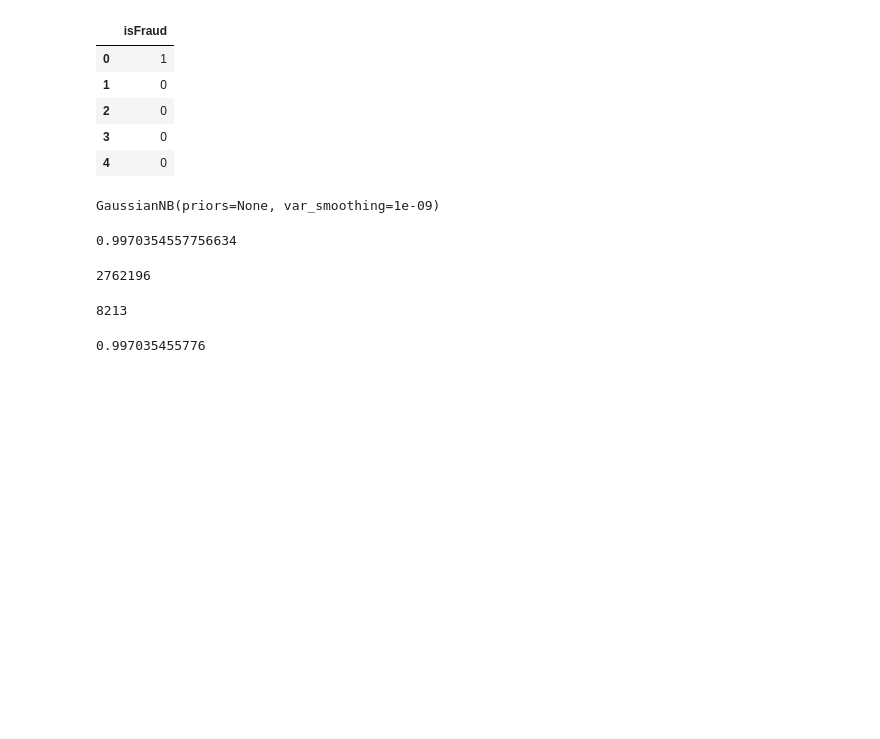
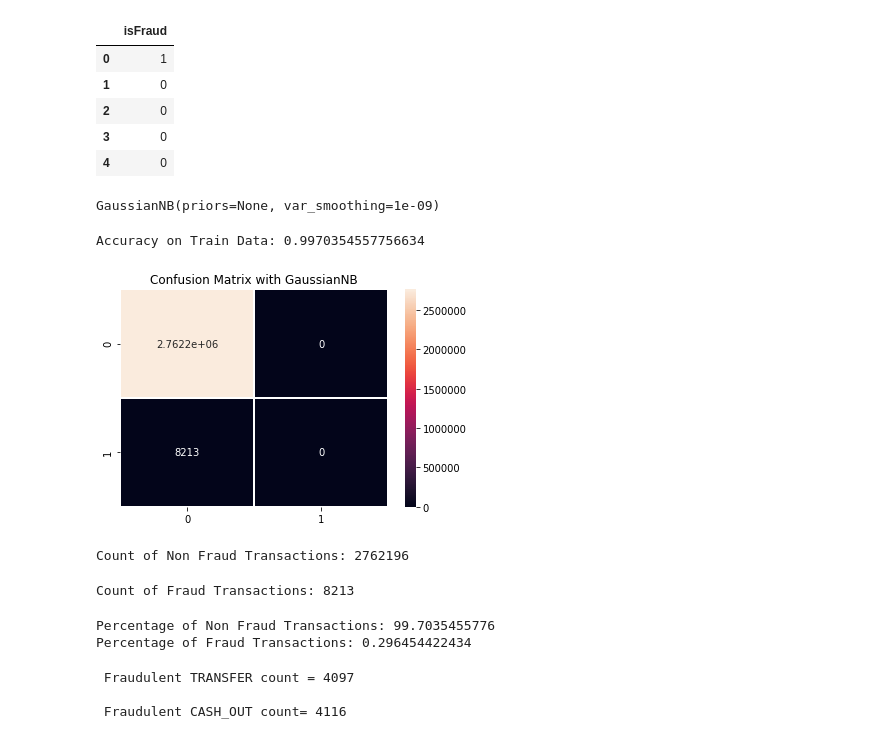
Before and after one commit to ajain0395/fraud-detection, a Jupyter notebook: Code/sml_project.ipynb, the cells around one changed output. Saved outputs shown, nothing was run; the diff lists cells and outputs as text; code cells hidden in the pictures; blank space fills up the shorter version.

Commit message:
figures added classifier applied

```diff
--- a/Code/sml_project.ipynb
+++ b/Code/sml_project.ipynb
@@ -14,6 +14,21 @@ warnings.filterwarnings("ignore")
 import pandas as pd
 from sklearn import metrics
 np.set_printoptions(suppress=True)
+# %%
+def heatmap(confusionmat,title="Confusion Matrix",title2="",index=0):
+    plt.figure()
+    ax = plt.axes()
+    seab.heatmap(confusionmat,linewidths=0.4,linecolor='white',annot=True,fmt='g')
+    ax.set_title(title + title2)
+def getConfusionMat(predicted, actual,classcount):
+    confusionmatrix = []
+    for i in range (classcount):
+        confusionmatrix.append([])
+        for j in range (classcount):
+            confusionmatrix[i].append(0)
+    for i in range(0, len(predicted)):
+        confusionmatrix[actual[i]][predicted[i]]+=1
+    return confusionmatrix
 # %%
 all_data = pd.read_csv("../Dataset/PS_20174392719_1491204439457_log.csv")
 # %%
@@ -233,18 +248,35 @@ clf.fit(np.array(train_data),np.array(train_labels).astype(int))
 GaussianNB(priors=None, var_smoothing=1e-09)
 # %%
 y = clf.predict(np.array(train_labels).astype(int))
-print accuracy_score(y,np.array(train_labels).astype(int))
+print "Accuracy on Train Data: " +str( accuracy_score(y,np.array(train_labels).astype(int)))
+heatmap(getConfusionMat(y,np.array(train_labels.isFraud).astype(int),2),title2=" with GaussianNB")
 # %% [output]
-0.9970354557756634
+Accuracy on Train Data: 0.9970354557756634
+[figure, added]
 # %%
-print list(np.array(train_labels).astype(int)).count(0)
+print "Count of Non Fraud Transactions: " +str(list(np.array(train_labels).astype(int)).count(0))
 # %% [output]
-2762196
+Count of Non Fraud Transactions: 2762196
 # %%
-print list(np.array(train_labels).astype(int)).count(1)
+print "Count of Fraud Transactions: " +str(list(np.array(train_labels).astype(int)).count(1))
 # %% [output]
-8213
+Count of Fraud Transactions: 8213
-# %%
-print 2762196/float(len(train_labels))
-# %% [output]
-0.997035455776
+# %%
+print "Percentage of Non Fraud Transactions: " +str(list(np.array(train_labels).astype(int)).count(0)/float(len(train_labels)) * 100)
+print "Percentage of Fraud Transactions: " +str(list(np.array(train_labels).astype(int)).count(1)/float(len(train_labels)) * 100)
+# %% [output]
+Percentage of Non Fraud Transactions: 99.7035455776
+Percentage of Fraud Transactions: 0.296454422434
+# %%
+#Transfer
+dfFraudTransfer = newdataframe.loc[(newdataframe.isFraud == 1) & (newdataframe.type == 1)]
+#Cashout
+dfFraudCashout = newdataframe.loc[(newdataframe.isFraud == 1) & (newdataframe.type == 2)]
+
+print ('\n Fraudulent TRANSFER count = '+str(len(dfFraudTransfer))) # 4097
+
+print ('\n Fraudulent CASH_OUT count= '+str(len(dfFraudCashout)))
+# %% [output]
+ Fraudulent TRANSFER count = 4097
+
+ Fraudulent CASH_OUT count= 4116
```
Also changed, not shown: parts of 1 cell of this notebook, 4 other files.
